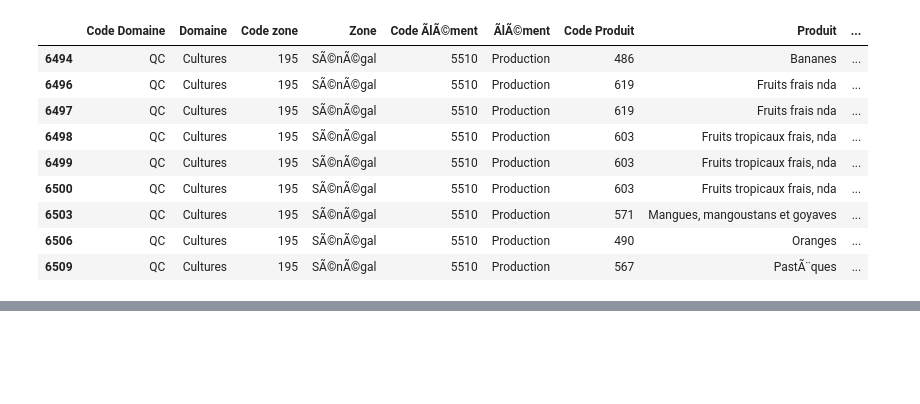
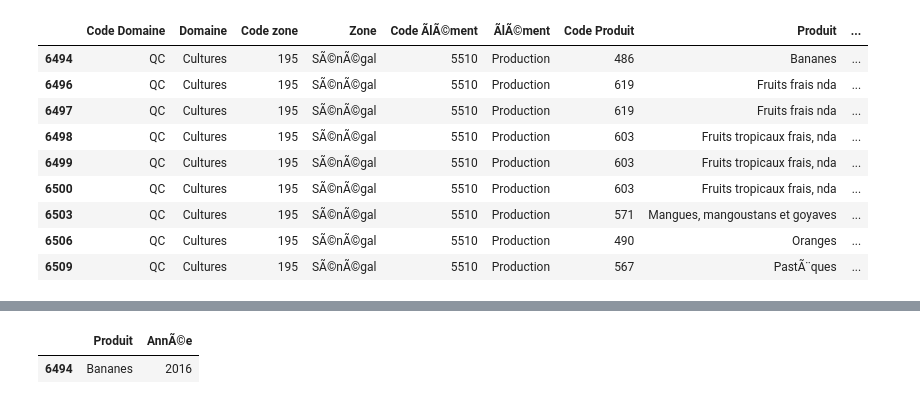
Before and after one commit to ikhalild/Data-analysis-with-python, a Jupyter notebook: manipulation.ipynb, the cells around one changed output, grey strips where cells are left out. Drawn from its saved outputs; the diff is of its cells as text; code cells hidden in the pictures; blank space fills up the shorter version.

```diff
--- a/manipulation.ipynb
+++ b/manipulation.ipynb
@@ -143,0 +146,7 @@ data1_SEN1
+# %%
+new_data_SEN= pd.DataFrame(data1_SEN1.loc[(data1_SEN1['Produit']== "Bananes")&(data1_SEN1['AnnÃ©e']<= 2016)])
+new_data_SEN1 = new_data_SEN[['Produit','AnnÃ©e']]
+new_data_SEN1
+# %% [output]
+|  | Produit | AnnÃ©e |
+| 6494 | Bananes | 2016 |
```
Also changed, not shown: parts of 1 cell of this notebook.
